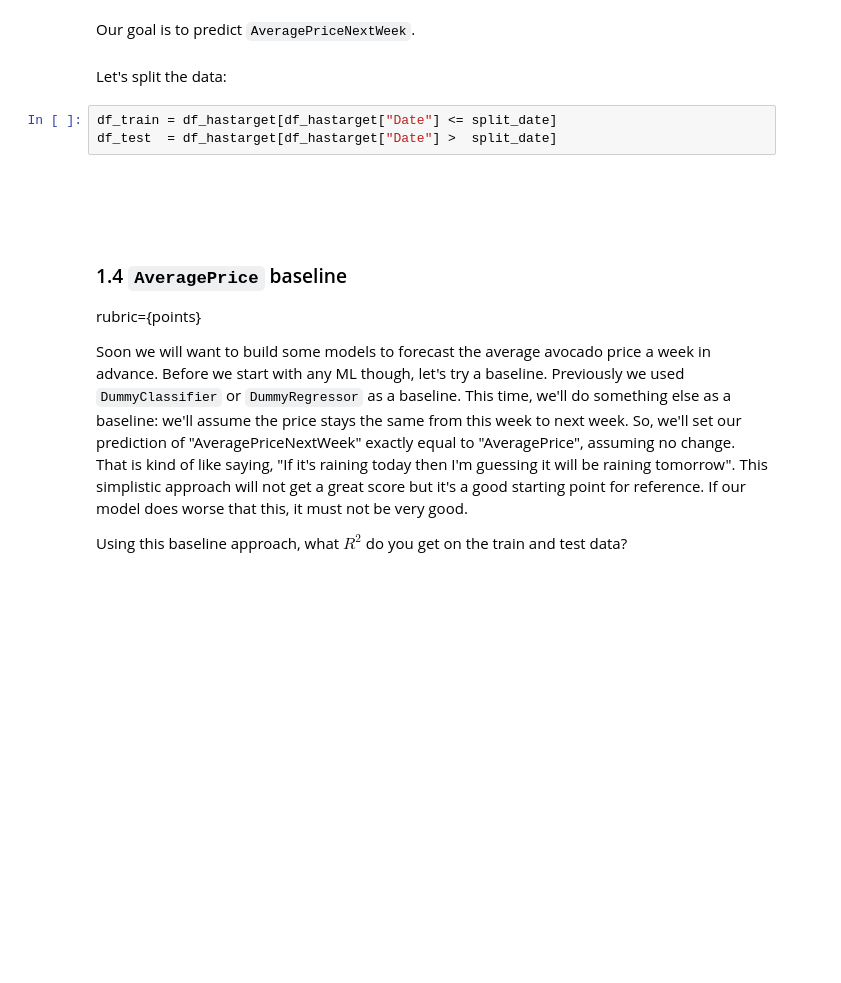
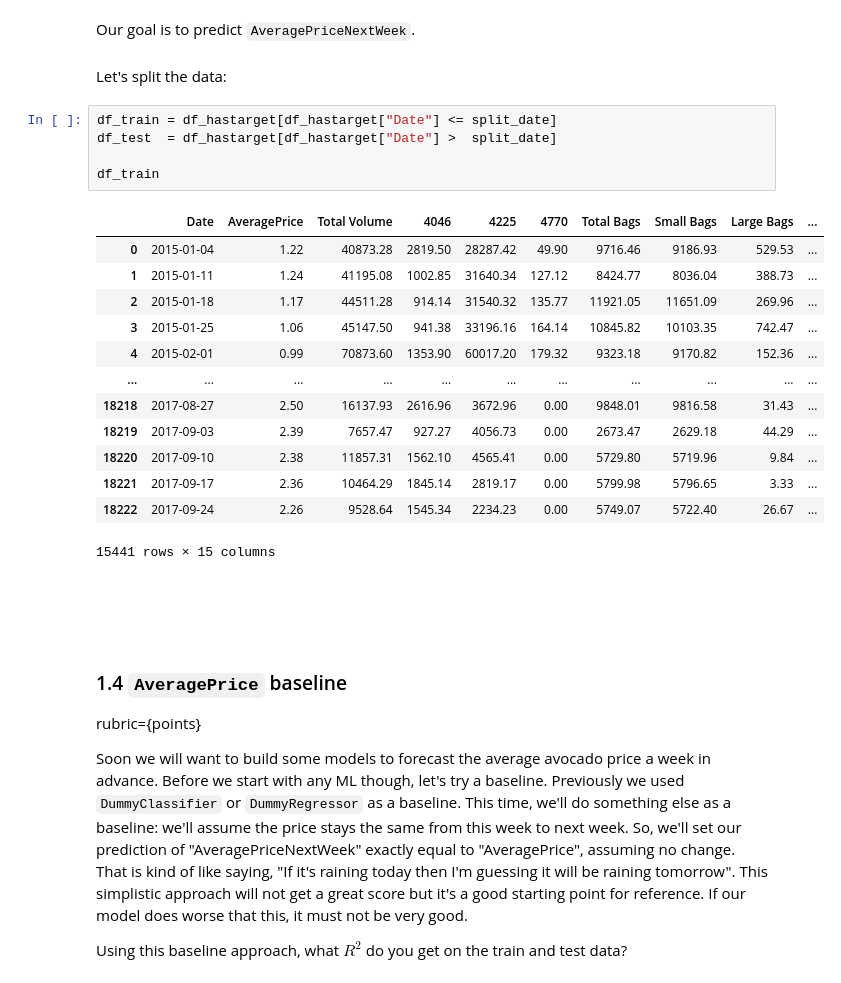
Before and after one commit to Lorax6/hw8, a Jupyter notebook: hw8.ipynb, the cells around one changed output. Drawn from its saved outputs; the diff is of its cells as text; blank space fills up the shorter version.

```diff
--- a/hw8.ipynb
+++ b/hw8.ipynb
@@ -337,6 +390,22 @@ Let's split the data:
 # %%
 df_train = df_hastarget[df_hastarget["Date"] <= split_date]
 df_test  = df_hastarget[df_hastarget["Date"] >  split_date]
+
+df_train
+# %% [output]
+|  | Date | AveragePrice | Total Volume | 4046 | 4225 | 4770 | Total Bags | Small Bags | Large Bags | ... |
+| 0 | 2015-01-04 | 1.22 | 40873.28 | 2819.50 | 28287.42 | 49.90 | 9716.46 | 9186.93 | 529.53 | ... |
+| 1 | 2015-01-11 | 1.24 | 41195.08 | 1002.85 | 31640.34 | 127.12 | 8424.77 | 8036.04 | 388.73 | ... |
+| 2 | 2015-01-18 | 1.17 | 44511.28 | 914.14 | 31540.32 | 135.77 | 11921.05 | 11651.09 | 269.96 | ... |
+| 3 | 2015-01-25 | 1.06 | 45147.50 | 941.38 | 33196.16 | 164.14 | 10845.82 | 10103.35 | 742.47 | ... |
+| 4 | 2015-02-01 | 0.99 | 70873.60 | 1353.90 | 60017.20 | 179.32 | 9323.18 | 9170.82 | 152.36 | ... |
+| ... | ... | ... | ... | ... | ... | ... | ... | ... | ... | ... |
+| 18218 | 2017-08-27 | 2.50 | 16137.93 | 2616.96 | 3672.96 | 0.00 | 9848.01 | 9816.58 | 31.43 | ... |
+| 18219 | 2017-09-03 | 2.39 | 7657.47 | 927.27 | 4056.73 | 0.00 | 2673.47 | 2629.18 | 44.29 | ... |
+| 18220 | 2017-09-10 | 2.38 | 11857.31 | 1562.10 | 4565.41 | 0.00 | 5729.80 | 5719.96 | 9.84 | ... |
+| 18221 | 2017-09-17 | 2.36 | 10464.29 | 1845.14 | 2819.17 | 0.00 | 5799.98 | 5796.65 | 3.33 | ... |
+| 18222 | 2017-09-24 | 2.26 | 9528.64 | 1545.34 | 2234.23 | 0.00 | 5749.07 | 5722.40 | 26.67 | ... |
+15441 rows × 15 columns
 # %% [markdown]
 <br><br>
 # %% [markdown]
```
Also changed, not shown: parts of 13 cells of this notebook.
